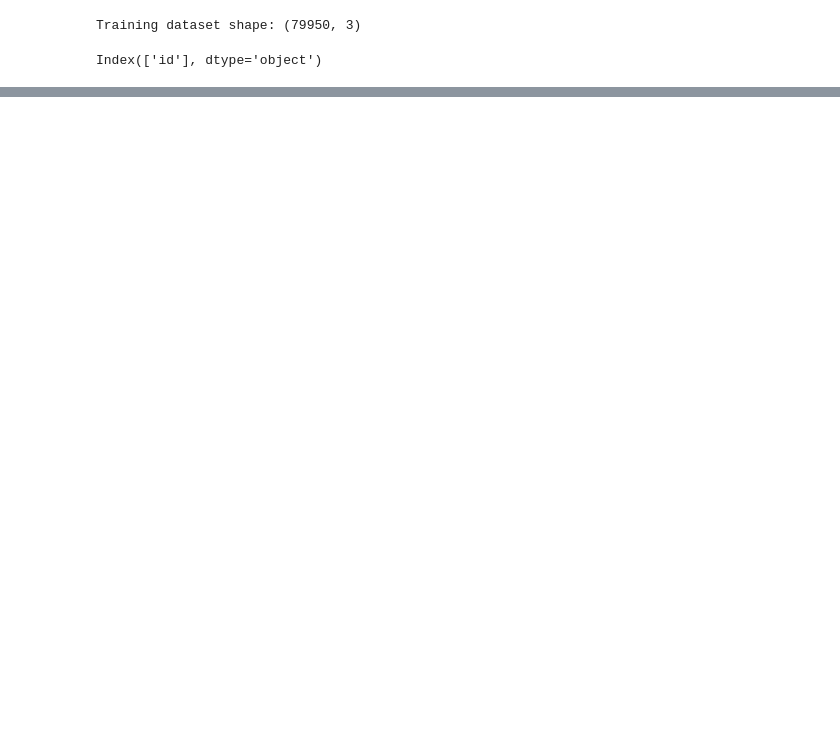
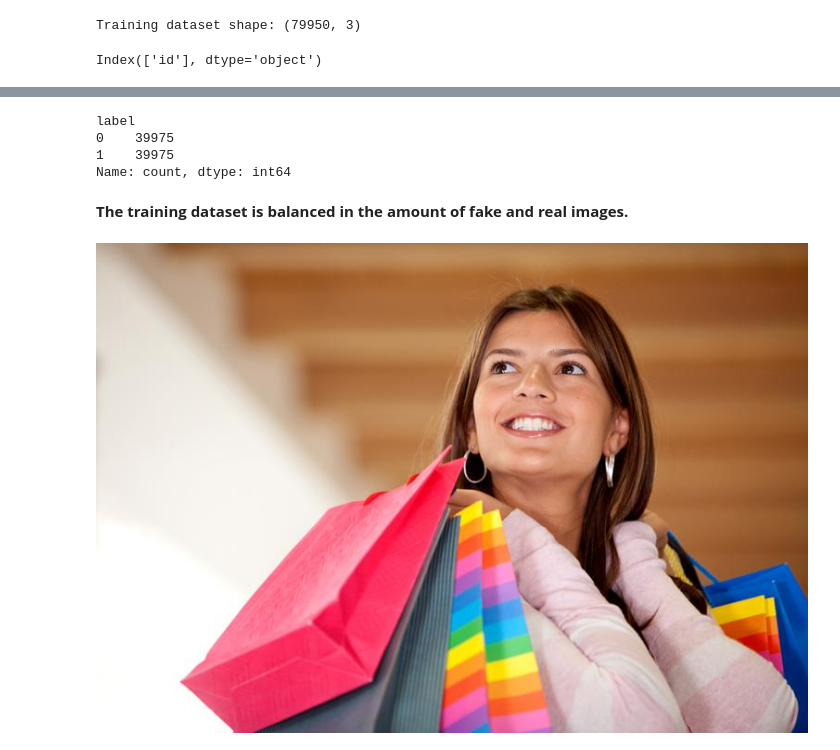
Before and after one commit to keelinarseneault/ML-Engineering, a Jupyter notebook: Capstone_EDA.ipynb, the cells around one changed output, grey strips where cells are left out. Saved outputs shown, nothing was run; the diff lists cells and outputs as text; code cells hidden in the pictures; blank space fills up the shorter version.

```diff
--- a/Capstone_EDA.ipynb
+++ b/Capstone_EDA.ipynb
@@ -16,0 +6,3 @@ test = pd.read_csv(test_file)
+# %%
+train_path = '/Users/karseneault/Desktop/train_data/'
+test_path = '/Users/karseneault/Desktop/test_data_v2/'
@@ -58,0 +49,17 @@ print(test.shape)
+# %%
+print(train.value_counts('label'))
+# %% [output]
+label
+0    39975
+1    39975
+Name: count, dtype: int64
+# %% [markdown]
+**The training dataset is balanced in the amount of fake and real images.**
+# %%
+# Open one image to test
+
+from PIL import Image
+image = Image.open(train_path+'/09708379751e44d0bc908d8652d0db3e.jpg')
+image
+# %% [output]
+[figure, added]
```
Also changed, not shown: parts of 14 cells of this notebook.
